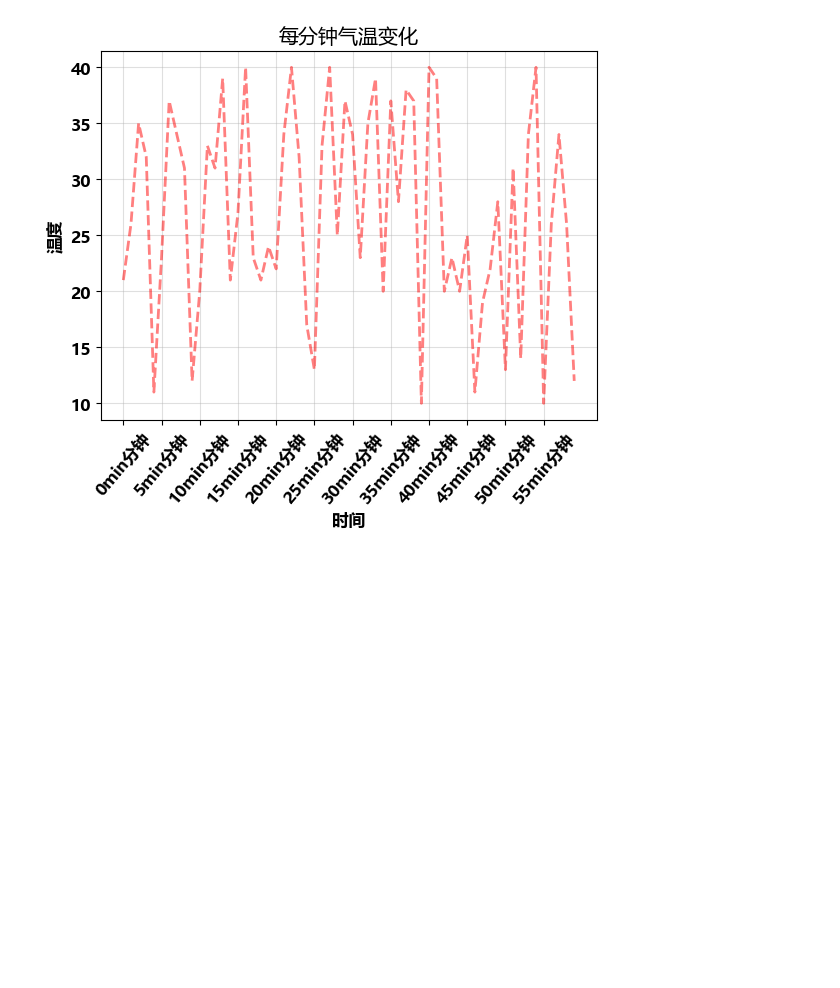
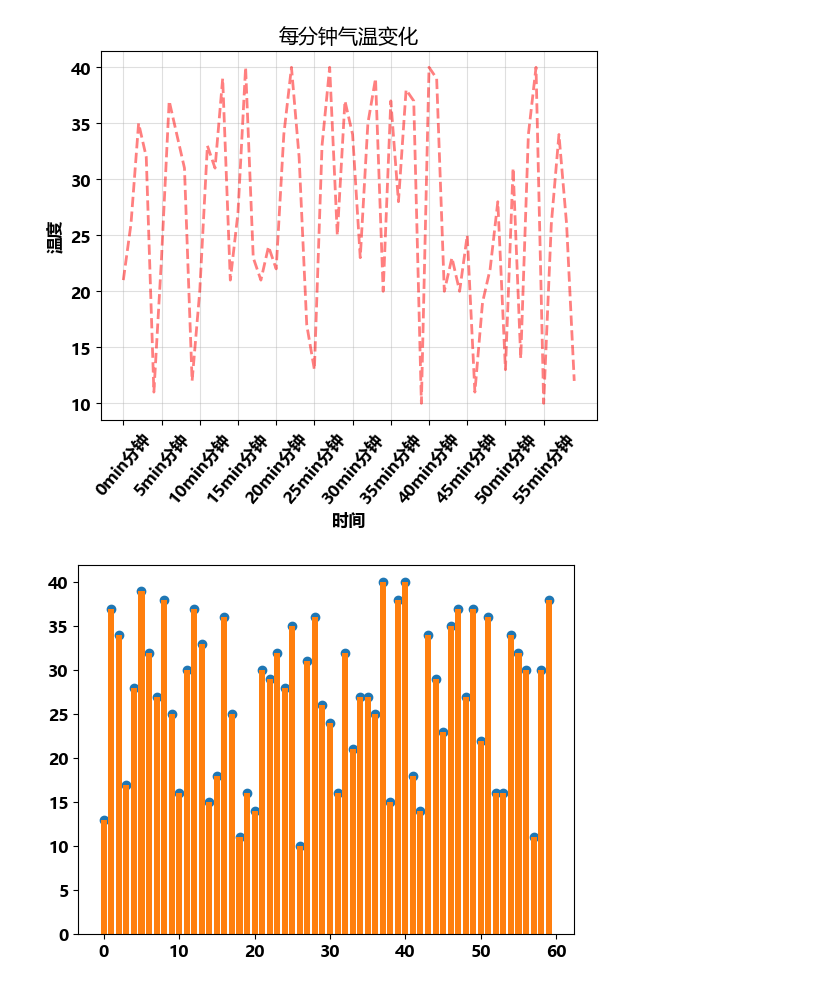
Before and after one commit to slivermaker/ModernAlgorithm, a Jupyter notebook: Code_Matplotlib-NumPy-Pandas/matplotlib.ipynb, the cells around one changed output. Drawn from its saved outputs; the diff is of its cells as text; code cells hidden in the pictures; blank space fills up the shorter version.

```diff
--- a/Code_Matplotlib-NumPy-Pandas/matplotlib.ipynb
+++ b/Code_Matplotlib-NumPy-Pandas/matplotlib.ipynb
@@ -168,3 +168,11 @@ plt.grid(alpha=0.4)
 plt.show()
 # %% [output]
 [figure]
+# %%
+x=range(0,60)
+y=[random.randint(10,40) for _ in range(60)]
+plt.scatter(x,y)#散点图
+plt.bar(x,y)#条形图
+plt.show()
+# %% [output]
+[figure, added]
```
Also changed, not shown: parts of 3 cells of this notebook, 1 other file.
